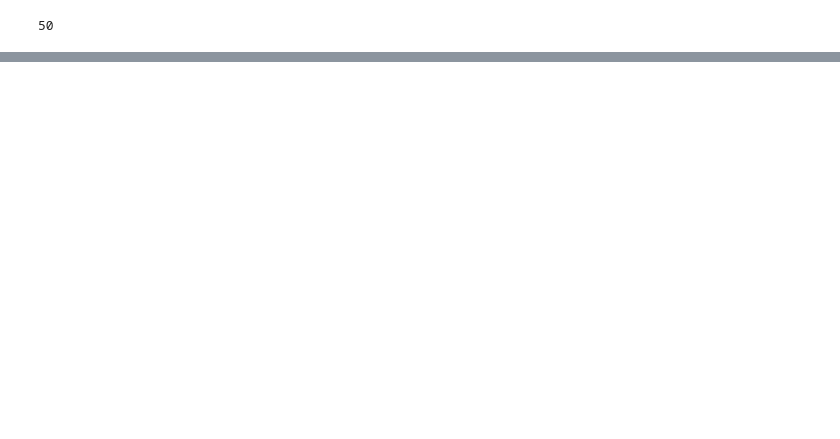
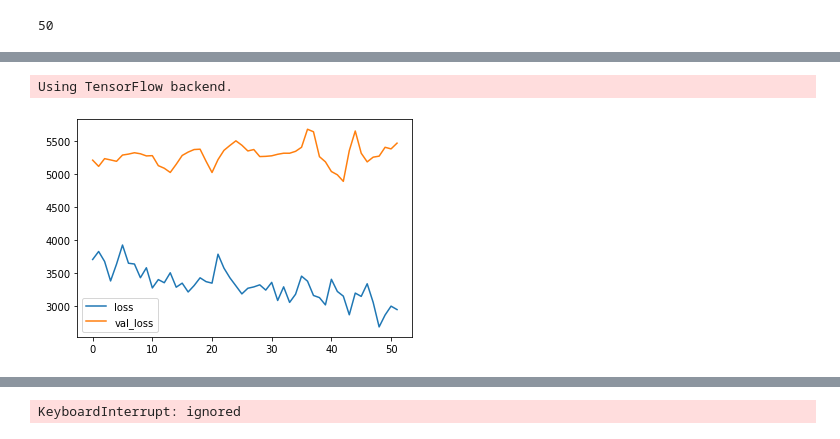
Before and after one commit to vladyorsh/bak, a Jupyter notebook: ra2.ipynb, the cells around one changed output, grey strips where cells are left out. Cells and saved outputs as stored; diff of their text form; code cells hidden in the pictures; blank space fills up the shorter version.

```diff
--- a/ra2.ipynb
+++ b/ra2.ipynb
@@ -182,6 +184,6 @@ plt.imshow(ds[0], cmap = plt.cm.gray)
 # %%
 values = data.sort_values(by=['Patient_ID'])['Overall_Tol'].to_numpy()
 values = values.astype(np.float64)
-values = values / 50 #Divide values to shift them to range 0 - 5.36 for computational stability
+#values = values / 50 #Divide values to shift them to range 0 - 5.36 for computational stability
 values
 # %% [output]
@@ -285,0 +255,10 @@ array([[-0.14176754, -0.14176754, -0.14176754, ..., -0.14176754,
+# %%
+of_train, of_label = imgs_train[:], labels_train[:]
+of_val, of_val_label = imgs_test[:], labels_test[:]
+
+of_train = of_train / 255
+of_val = of_val / 255
+
+of_train = of_train - np.mean(of_train)
+of_val = of_val - np.mean(of_val)
+of_train[0]
@@ -286,4 +279,5 @@ array([[-0.14176754, -0.14176754, -0.14176754, ..., -0.14176754,
 # %%
 of_train = of_train.reshape(-1, side * 2, side * 2, 1)
+of_val = of_val.reshape(-1, side * 2, side * 2, 1)
 of_train.shape
 # %% [output]
@@ -291,6 +285,67 @@ of_train.shape
+# %%
+# updatable plot
+# a minimal example (sort of)
+
+import keras
+from IPython.display import clear_output
+
+class PlotLosses(keras.callbacks.Callback):
+    def on_train_begin(self, logs={}):
+        self.i = 0
+        self.x = []
+        self.losses = []
+        self.val_losses = []
+
+        self.fig = plt.figure()
+
+        self.logs = []
+
+    def on_epoch_end(self, epoch, logs={}):
+
+        self.logs.append(logs)
+        self.x.append(self.i)
+        self.losses.append(logs.get('loss'))
+        self.val_losses.append(logs.get('val_loss'))
+        self.i += 1
+
+        clear_output(wait=True)
+        plt.plot(self.x, self.losses, label="loss")
+        plt.plot(self.x, self.val_losses, label="val_loss")
+        plt.legend()
+        plt.show();
+
+plot_losses = PlotLosses()
+# %% [output]
+Using TensorFlow backend.
+# %%
+from tensorflow.keras.preprocessing.image import ImageDataGenerator
+
+train_datagen = ImageDataGenerator(
+    featurewise_center=False,
+    featurewise_std_normalization=False,
+    rotation_range=15,
+    width_shift_range=0.1,
+    height_shift_range=0.1,
+    horizontal_flip=True,
+    vertical_flip=True,
+    fill_mode='nearest')
+
+val_datagen = ImageDataGenerator(
+    featurewise_center=False,
+    featurewise_std_normalization=False,
+    rotation_range=15,
+    width_shift_range=0.1,
+    height_shift_range=0.1,
+    horizontal_flip=True,
+    vertical_flip=True,
+    fill_mode='nearest')
+
+train_datagen.fit(of_train)
+val_datagen.fit(of_val)
 # %%
-batch_size = 1
+batch_size = 32
 epochs = 100
 
-c_model.fit(of_train, of_label, batch_size=batch_size, epochs=epochs)
+c_model.fit_generator(train_datagen.flow(of_train, of_label, batch_size=batch_size), epochs=epochs, validation_data=val_datagen.flow(of_val, of_val_label), callbacks=[plot_losses])
 # %% [output]
+[figure, added]
@@ -312,0 +354 @@ WARNING:tensorflow:From /usr/local/lib/python3.6/dist-packages/keras/backend/ten
+KeyboardInterrupt: ignored
```
Also changed, not shown: parts of 12 cells of this notebook.
